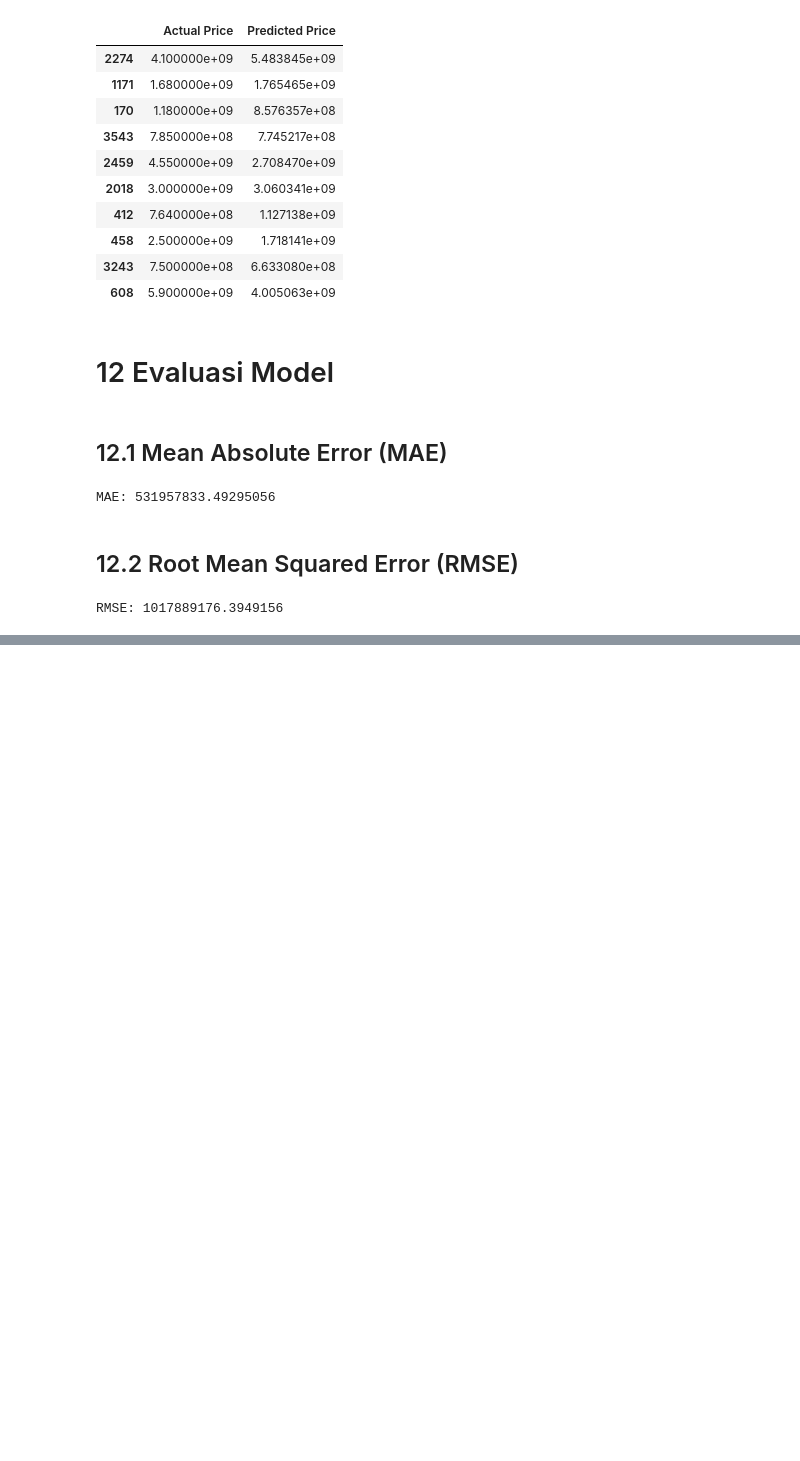
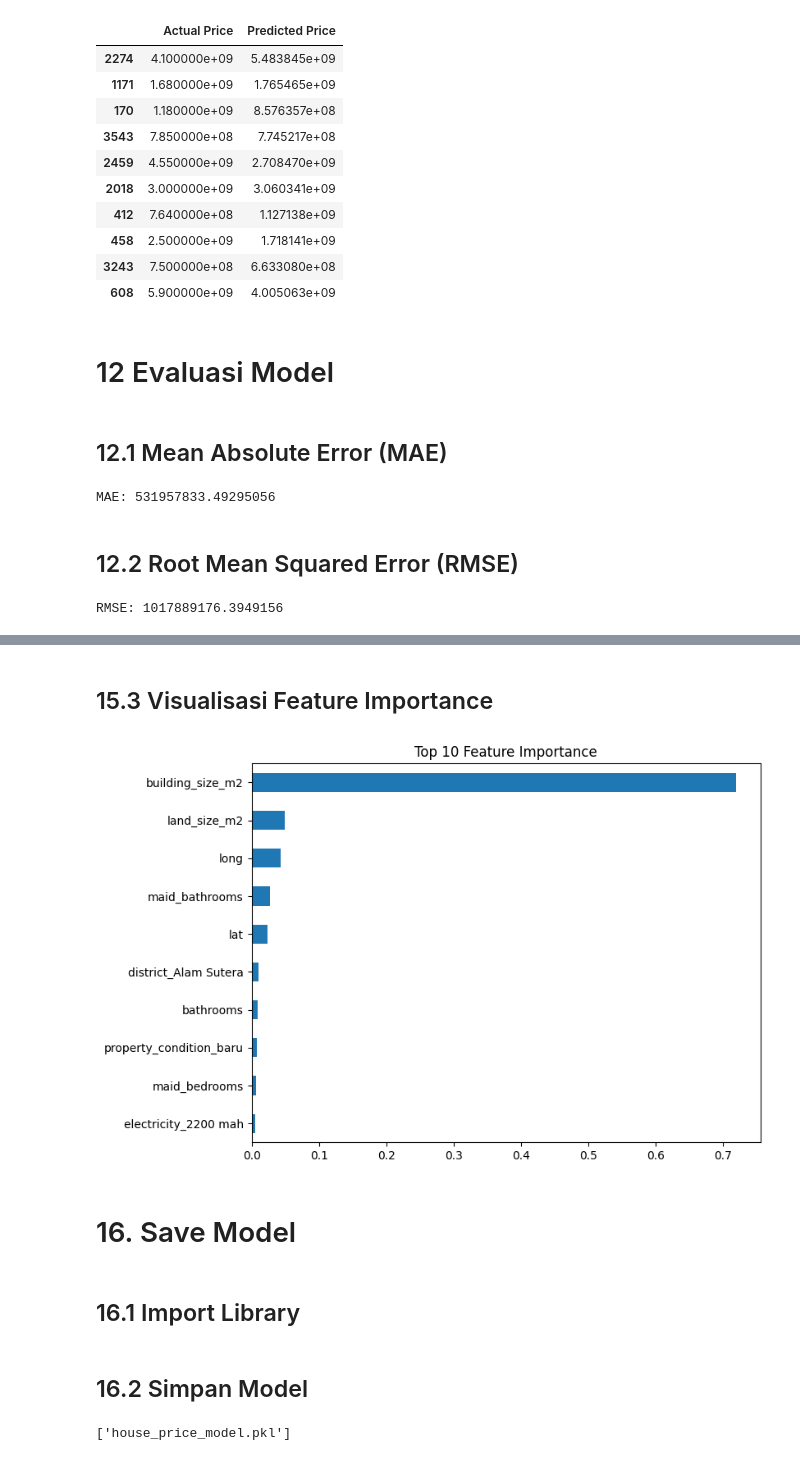
Before and after one commit to ahmaddfauzan/02_End_to_End_Machine_Learning, a Jupyter notebook: Kode.ipynb, the cells around one changed output, grey strips where cells are left out. Drawn from its saved outputs; the diff is of its cells as text; code cells hidden in the pictures; blank space fills up the shorter version.

```diff
--- a/Kode.ipynb
+++ b/Kode.ipynb
@@ -515,0 +588,6 @@ plt.show()
+# %%
+rf_model = RandomForestRegressor(
+    n_estimators=100,
+    random_state=42,
+    n_jobs=-1
+)
@@ -515,0 +596,2 @@ plt.show()
+# %%
+rf_model.fit(X_train, y_train)
@@ -515,0 +624,7 @@ plt.show()
+# %%
+import pandas as pd
+
+feature_importance = pd.Series(
+    rf_model.feature_importances_,
+    index=X.columns
+)
@@ -515,0 +633,4 @@ plt.show()
+# %%
+feature_importance = feature_importance.sort_values(ascending=False)
+
+feature_importance
@@ -515,0 +650,18 @@ plt.show()
+# %% [markdown]
+## 15.3 Visualisasi Feature Importance
+# %%
+plt.figure(figsize=(8,6))
+
+feature_importance.head(10).plot(kind="barh")
+
+plt.title("Top 10 Feature Importance")
+
+plt.gca().invert_yaxis()
+
+plt.show()
+# %% [output]
+[figure, added]
+# %% [markdown]
+# 16. Save Model
+# %% [markdown]
+## 16.1 Import Library
@@ -515,0 +670,6 @@ plt.show()
+# %% [markdown]
+## 16.2 Simpan Model
+# %%
+joblib.dump(rf_model, "house_price_model.pkl")
+# %% [output]
+['house_price_model.pkl']
```
Also changed, not shown: parts of 46 cells of this notebook.
